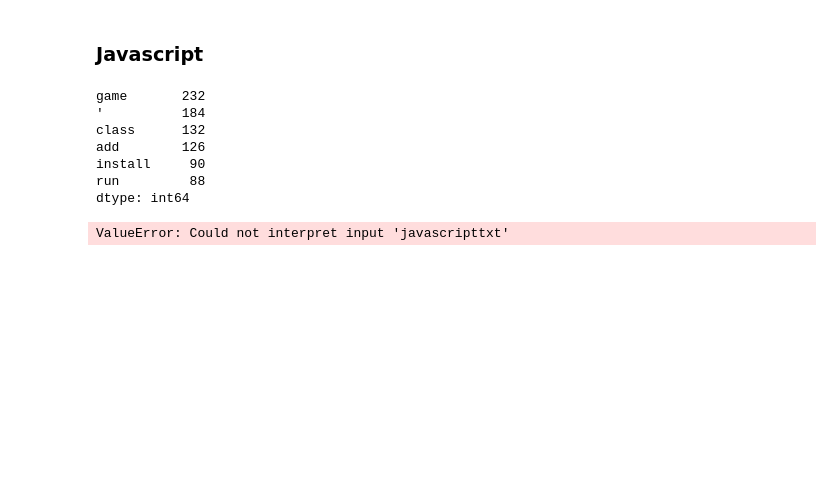
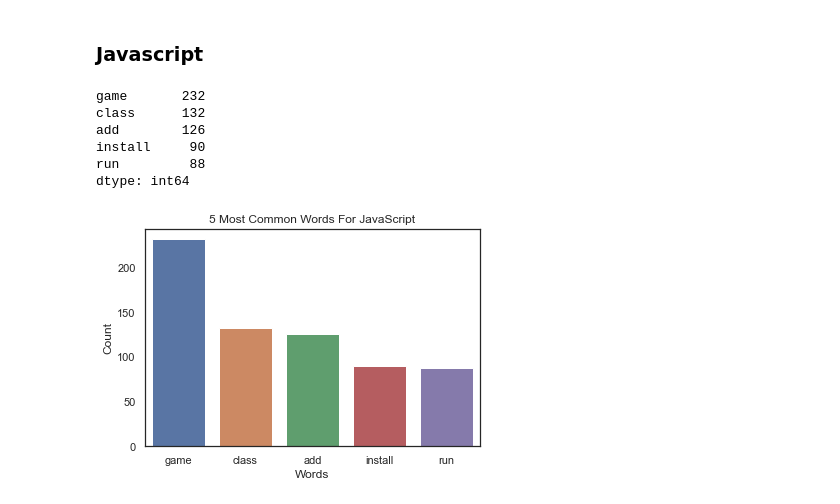
Before and after one commit to paige-arsene-cayt-nlp-project/games-nlp, a Jupyter notebook: paigework/explorescratch.ipynb, the cells around one changed output. Cells and saved outputs as stored; diff of their text form; code cells hidden in the pictures; blank space fills up the shorter version.

```diff
--- a/paigework/explorescratch.ipynb
+++ b/paigework/explorescratch.ipynb
@@ -142,18 +138,11 @@ c_bigrams = pd.Series(nltk.ngrams(cplustxt.split(), 2))
 # %% [markdown]
 ### Javascript
 # %%
-javascr_freq.head(6)
+javascr_freq.head(5)
 # %% [output]
 game       232
-'          184
 class      132
 add        126
 install     90
 run         88
 dtype: int64
-# %%
-# bar chart
-sns.barplot(x = 'javascripttxt', y = 'javascr_freq')
-plt.show() ????????????????
-# %% [output]
-ValueError: Could not interpret input 'javascripttxt'
@@ -163,0 +149,8 @@ ValueError: Could not interpret input 'javascripttxt'
+# %%
+sns.barplot(x = javascr_freq.head(5).index, y = javascr_freq.head(5).values)
+plt.xlabel('Words')
+plt.ylabel('Count')
+plt.title('5 Most Common Words For JavaScript')
+plt.show()
+# %% [output]
+[figure, added]
```
Also changed, not shown: parts of 12 cells of this notebook, 1 other file.
